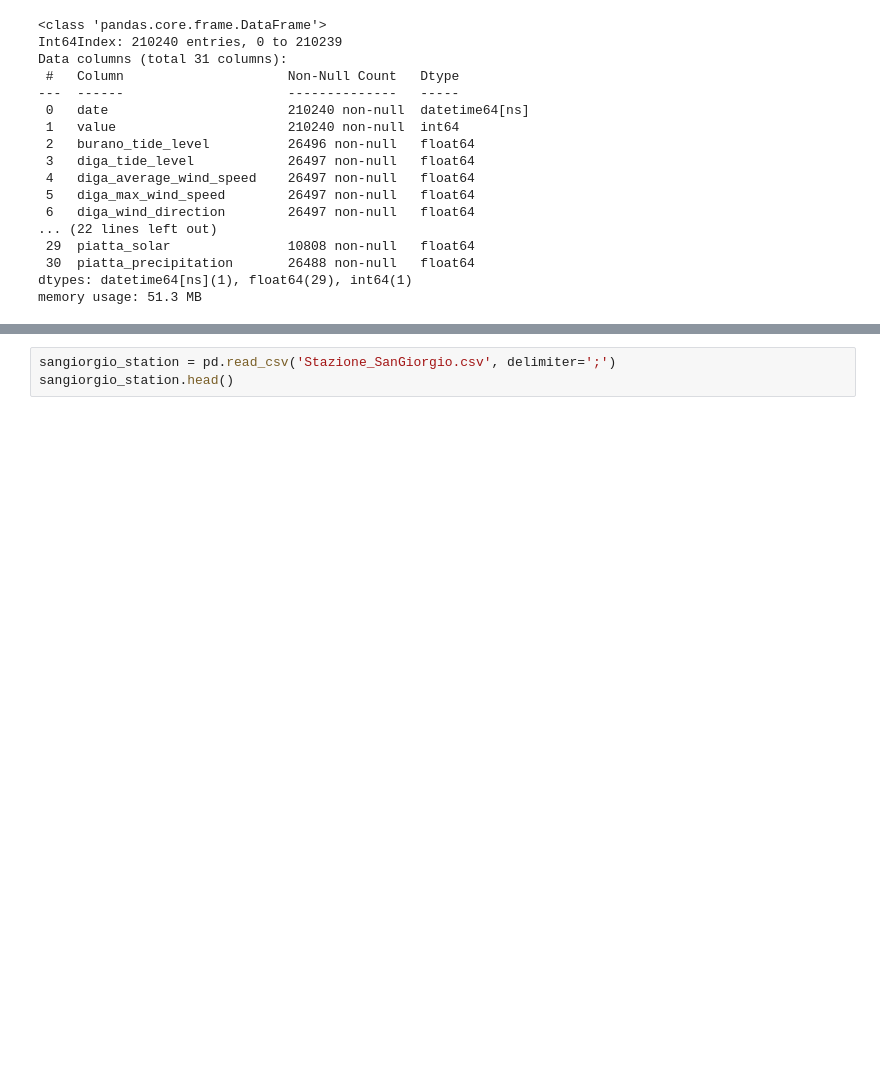
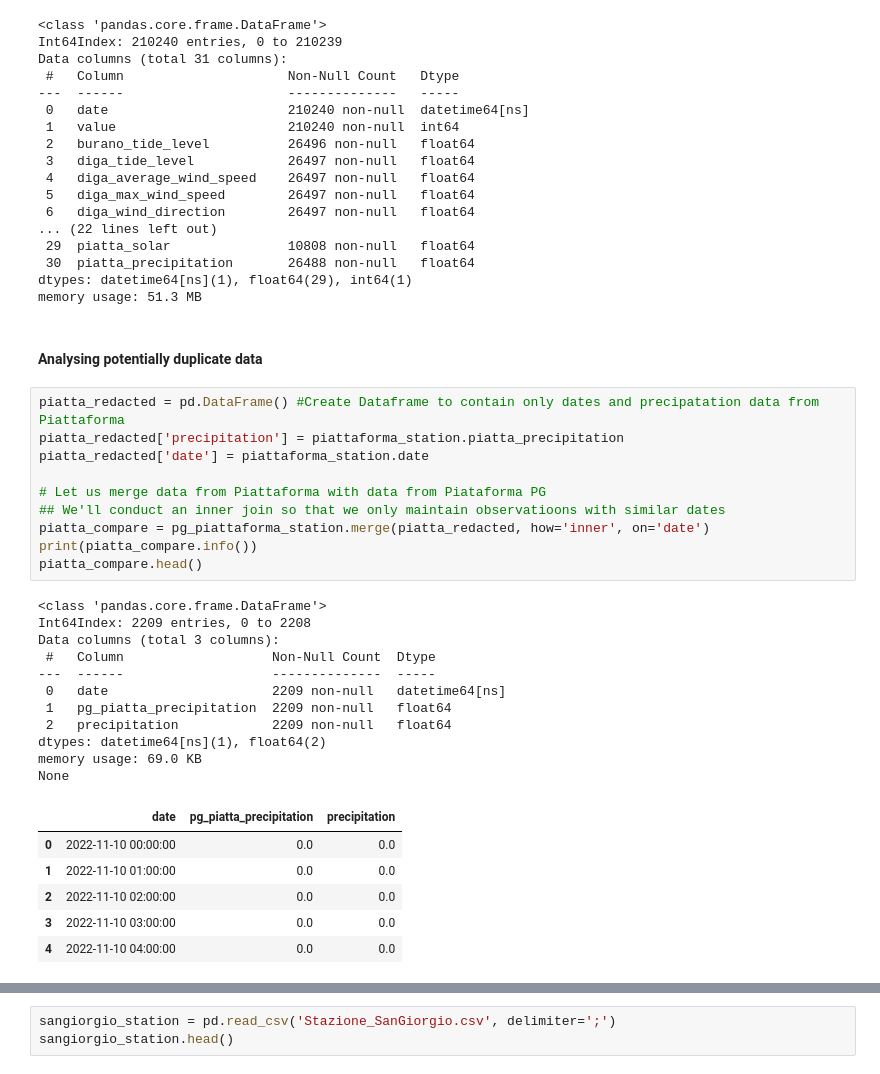
Before and after one commit to cyrilmichino/venice-meteo-analysis, a Jupyter notebook: tidy_data_notebook.ipynb, the cells around one changed output, grey strips where cells are left out. Cells and saved outputs as stored; diff of their text form; blank space fills up the shorter version.

```diff
--- a/notebook.ipynb
+++ b/tidy_data_notebook.ipynb
@@ -602,3 +583,33 @@ Data columns (total 31 columns):
  30  piatta_precipitation       26488 non-null   float64
 dtypes: datetime64[ns](1), float64(29), int64(1)
 memory usage: 51.3 MB
+# %% [markdown]
+#### Analysing potentially duplicate data
+# %%
+piatta_redacted = pd.DataFrame() #Create Dataframe to contain only dates and precipatation data from Piattaforma
+piatta_redacted['precipitation'] = piattaforma_station.piatta_precipitation
+piatta_redacted['date'] = piattaforma_station.date
+
+# Let us merge data from Piattaforma with data from Piataforma PG
+## We'll conduct an inner join so that we only maintain observatioons with similar dates
+piatta_compare = pg_piattaforma_station.merge(piatta_redacted, how='inner', on='date')
+print(piatta_compare.info())
+piatta_compare.head()
+# %% [output]
+<class 'pandas.core.frame.DataFrame'>
+Int64Index: 2209 entries, 0 to 2208
+Data columns (total 3 columns):
+ #   Column                   Non-Null Count  Dtype
+---  ------                   --------------  -----
+ 0   date                     2209 non-null   datetime64[ns]
+ 1   pg_piatta_precipitation  2209 non-null   float64
+ 2   precipitation            2209 non-null   float64
+dtypes: datetime64[ns](1), float64(2)
+memory usage: 69.0 KB
+None
+|  | date | pg_piatta_precipitation | precipitation |
+| 0 | 2022-11-10 00:00:00 | 0.0 | 0.0 |
+| 1 | 2022-11-10 01:00:00 | 0.0 | 0.0 |
+| 2 | 2022-11-10 02:00:00 | 0.0 | 0.0 |
+| 3 | 2022-11-10 03:00:00 | 0.0 | 0.0 |
+| 4 | 2022-11-10 04:00:00 | 0.0 | 0.0 |
```
Also changed, not shown: parts of 21 cells of this notebook, 11 other files.
